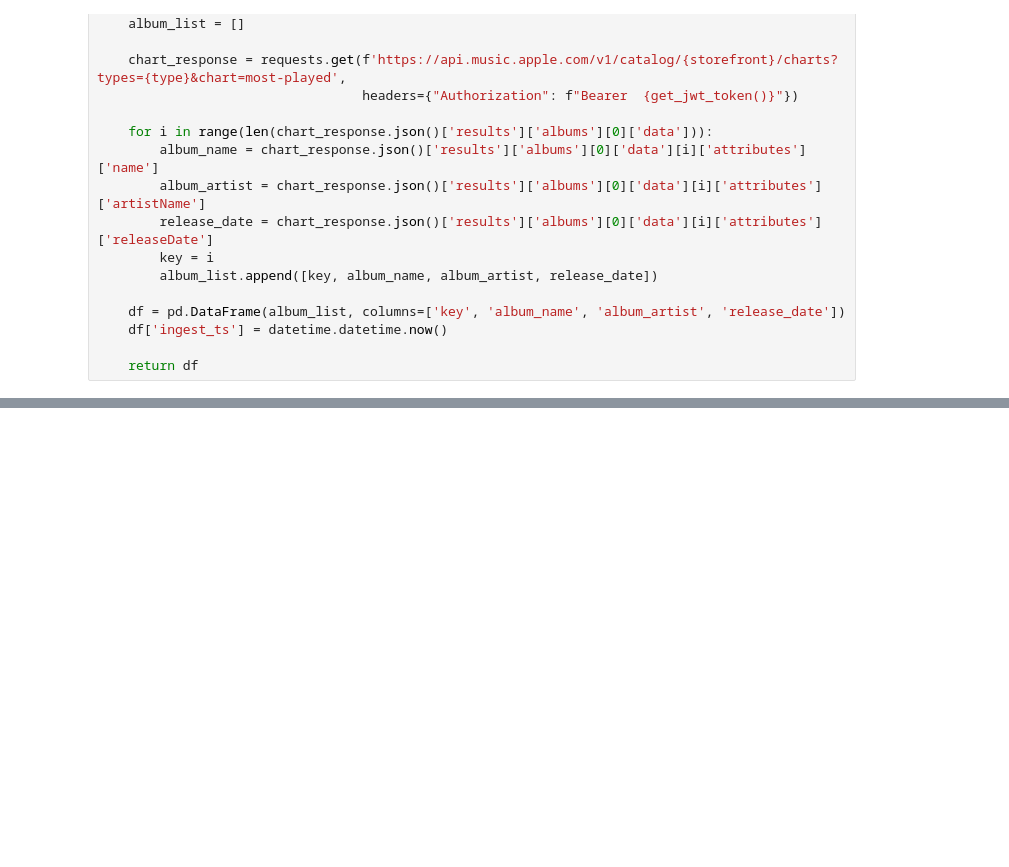
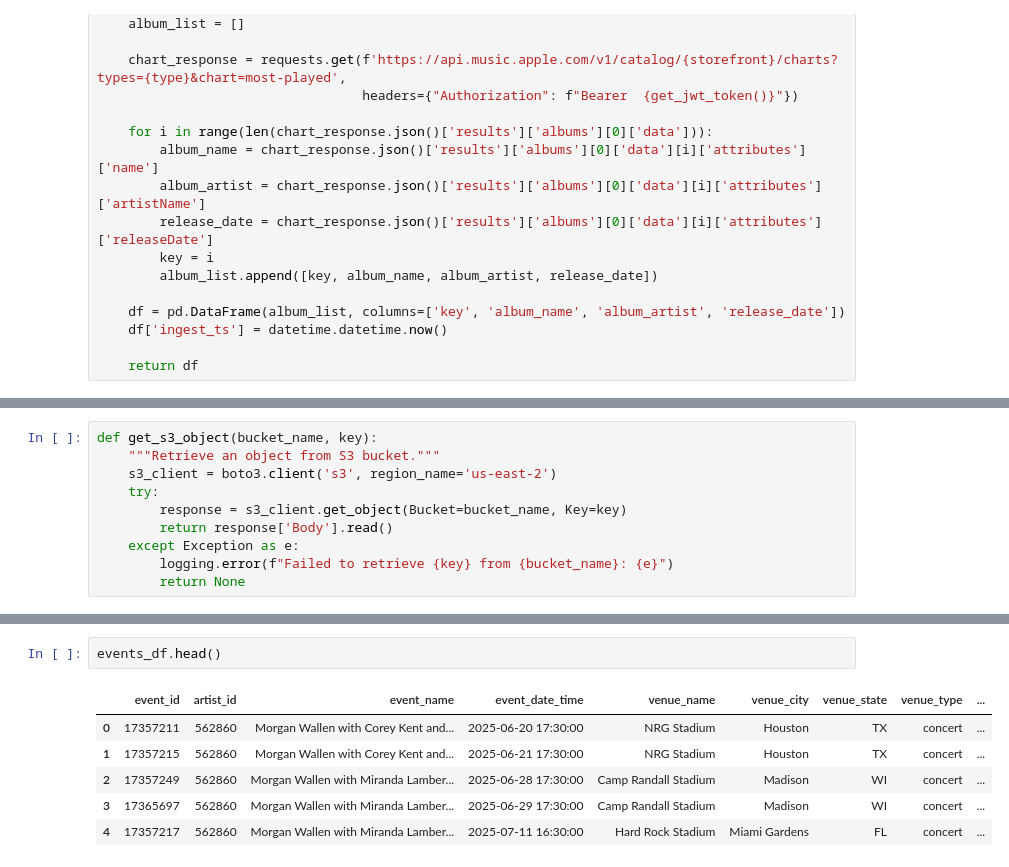
Before and after one commit to princeaker/Artist-Discovery, a Jupyter notebook: pipeline_development.ipynb, the cells around one changed output, grey strips where cells are left out. Saved outputs shown, nothing was run; the diff lists cells and outputs as text; blank space fills up the shorter version.

```diff
--- a/pipeline_development.ipynb
+++ b/pipeline_development.ipynb
@@ -213,0 +183,10 @@ def upload_df_to_s3_parquet(df, bucket_name, file_path=None):
+# %%
+def get_s3_object(bucket_name, key):
+    """Retrieve an object from S3 bucket."""
+    s3_client = boto3.client('s3', region_name='us-east-2')
+    try:
+        response = s3_client.get_object(Bucket=bucket_name, Key=key)
+        return response['Body'].read()
+    except Exception as e:
+        logging.error(f"Failed to retrieve {key} from {bucket_name}: {e}")
+        return None
@@ -213,0 +369,9 @@ def upload_df_to_s3_parquet(df, bucket_name, file_path=None):
+# %%
+events_df.head()
+# %% [output]
+|  | event_id | artist_id | event_name | event_date_time | venue_name | venue_city | venue_state | venue_type | ... |
+| 0 | 17357211 | 562860 | Morgan Wallen with Corey Kent and... | 2025-06-20 17:30:00 | NRG Stadium | Houston | TX | concert | ... |
+| 1 | 17357215 | 562860 | Morgan Wallen with Corey Kent and... | 2025-06-21 17:30:00 | NRG Stadium | Houston | TX | concert | ... |
+| 2 | 17357249 | 562860 | Morgan Wallen with Miranda Lamber... | 2025-06-28 17:30:00 | Camp Randall Stadium | Madison | WI | concert | ... |
+| 3 | 17365697 | 562860 | Morgan Wallen with Miranda Lamber... | 2025-06-29 17:30:00 | Camp Randall Stadium | Madison | WI | concert | ... |
+| 4 | 17357217 | 562860 | Morgan Wallen with Miranda Lamber... | 2025-07-11 16:30:00 | Hard Rock Stadium | Miami Gardens | FL | concert | ... |
```
Also changed, not shown: parts of 65 cells of this notebook, 11 other files.
